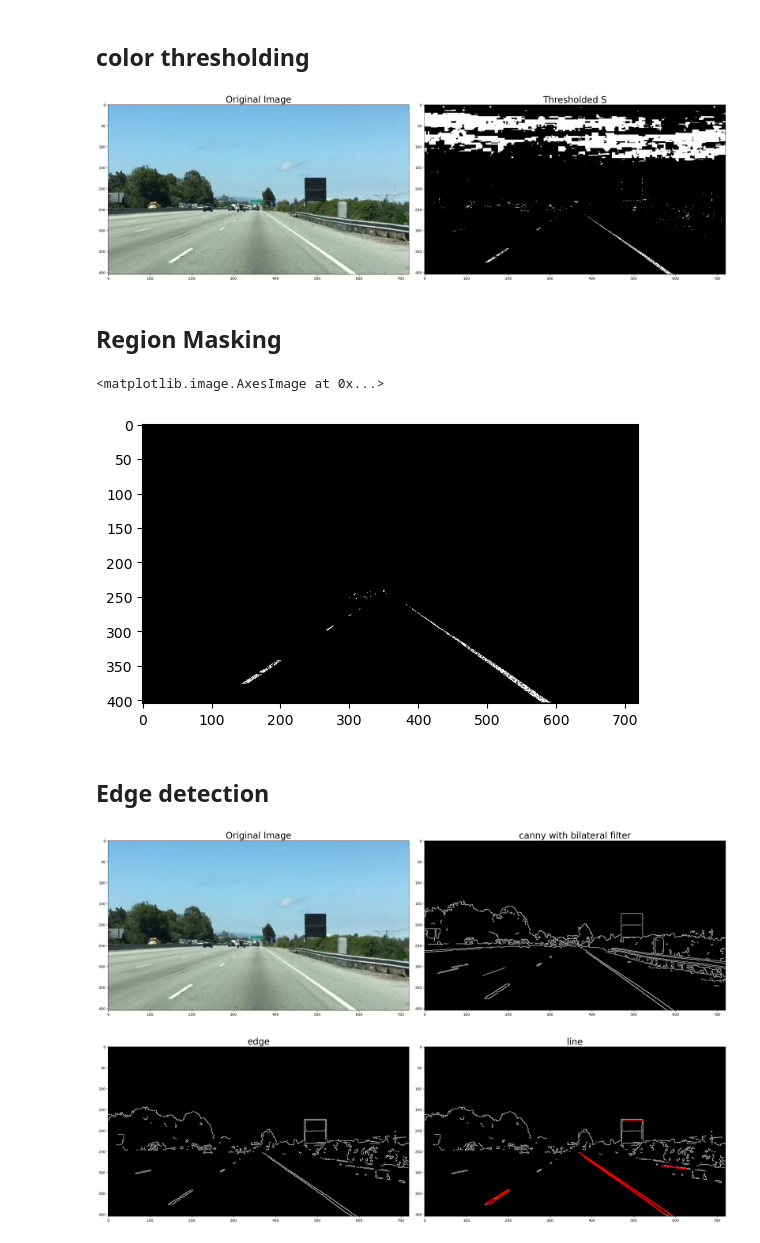
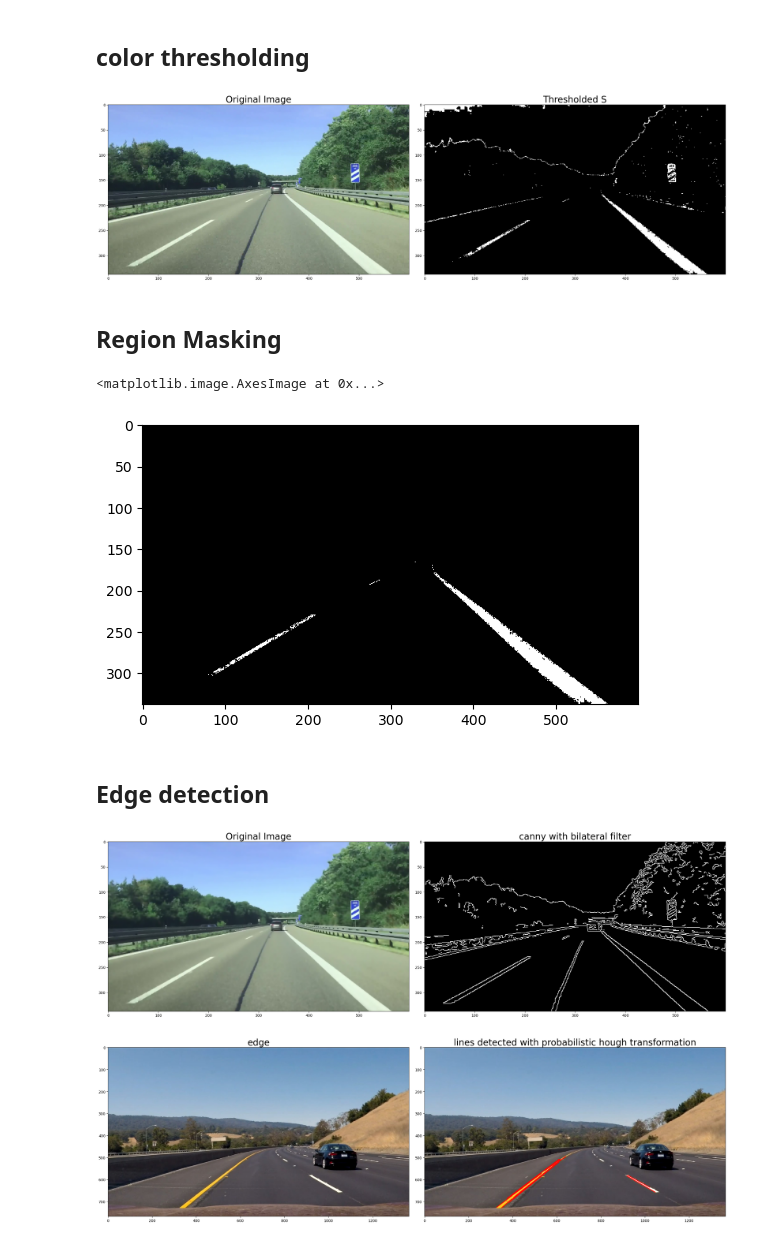
Before and after one commit to mgama1/ADAS, a Jupyter notebook: Lane detection Experiments.ipynb, the cells around one changed output. Drawn from its saved outputs; the diff is of its cells as text; code cells hidden in the pictures.

```diff
--- a/Lane detection Experiments.ipynb
+++ b/Lane detection Experiments.ipynb
@@ -24,14 +24,14 @@ plt.subplots_adjust(left=0., right=1, top=1, bottom=0.)
 # %% [markdown]
 ## color thresholding
 # %%
-image = mpimg.imread('../testimage.jpg')
+image = mpimg.imread('../testimage2.jpg')
 def hls_select(img, thresh=(0, 255)):
     hls = cv2.cvtColor(img, cv2.COLOR_RGB2HLS)
     binary_output = np.zeros_like(hls[:,:,2])
     binary_output[(hls[:,:,2] > thresh[0]) & (hls[:,:,2] <= thresh[1])] = 1
     return binary_output
 
-hls_binary = hls_select(image, thresh=(180, 255))
+hls_binary = hls_select(image, thresh=(100, 180))
 f, (ax1, ax2) = plt.subplots(1, 2, figsize=(24, 9))
 f.tight_layout()
 ax1.imshow(image)
@@ -40,23 +40,23 @@ ax2.imshow(hls_binary, cmap='gray')
 ax2.set_title('Thresholded S', fontsize=25)
 plt.subplots_adjust(left=0., right=1, top=0.9, bottom=0.)
 # %% [output]
-[figure, old version]
+[figure, new version]
 # %% [markdown]
 ## Region Masking
 # %%
 height, width= hls_binary.shape
-ROI_polygon= np.array([[(100,height),(330,230),(650,height)]], dtype= np.int32)
+ROI_polygon= np.array([[(20,height),(340,150),(width,height)]], dtype= np.int32)
 blank_image= np.zeros_like(hls_binary)
 ROI_white= cv2.fillPoly(blank_image, ROI_polygon,255)
 ROI_image= cv2.bitwise_and(hls_binary, ROI_white)
 plt.imshow(ROI_image,cmap='gray')
 # %% [output]
 <matplotlib.image.AxesImage at 0x...>
-[figure, old version]
+[figure, new version]
 # %% [markdown]
 ## Edge detection
 # %%
-image = mpimg.imread('../testimage.jpg')
+image = mpimg.imread('../testimage2.jpg')
 image = cv2.bilateralFilter(image,5,75,75)
 gray_image = cv2.cvtColor(image, cv2.COLOR_BGR2GRAY)
 edge_image = cv2.Canny(gray_image,100,200)
@@ -69,37 +69,44 @@ ax2.imshow(edge_image, cmap='gray')
 ax2.set_title('canny with bilateral filter', fontsize=25)
 plt.subplots_adjust(left=0., right=1, top=0.9, bottom=0.)
 # %% [output]
-[figure, old version]
+[figure, new version]
 # %%
 import sys
 import math
 import cv2
 import numpy as np
 
-image = mpimg.imread('../testimage.jpg')
+image = mpimg.imread('../kitti2.jpg')
 S_image = cv2.bilateralFilter(image,5,75,75)
 
 S_channel_image = cv2.cvtColor(S_image, cv2.COLOR_RGB2HLS)[:,:,2]
 
+height, width= S_channel_image.shape
+ROI_polygon= np.array([[(200,height),(600,440),(800,440),(1200,height)]], dtype= np.int32)
+blank_image= np.zeros_like(S_channel_image)
+ROI_white= cv2.fillPoly(blank_image, ROI_polygon,255)
 edge_image = cv2.Canny(S_channel_image, 100, 200)
+ROI_image= cv2.bitwise_and(edge_image, ROI_white)
+
+
 
 # Copy edges to the images that will display the results in BGR
-cdstP = cv2.cvtColor(edge_image, cv.COLOR_GRAY2BGR)
+cdstP = np.copy(image)
 
 
-linesP = cv2.HoughLinesP(edge_image, 3, np.pi/180, threshold=100, minLineLength=40, maxLineGap=5)
+linesP = cv2.HoughLinesP(ROI_image, 3, np.pi/180, threshold=100, minLineLength=40, maxLineGap=5)
 
 if linesP is not None:
     for i in range(0, len(linesP)):
         l = linesP[i][0]
         cv2.line(cdstP, (l[0], l[1]), (l[2], l[3]), (255,0,0), 2, cv2.LINE_AA)
 
 f, (ax1, ax2) = plt.subplots(1, 2, figsize=(24, 9))
 f.tight_layout()
-ax1.imshow(edge_image,cmap='gray')
+ax1.imshow(image,cmap='gray')
 ax1.set_title('edge', fontsize=25)
 ax2.imshow(cdstP, cmap='gray')
-ax2.set_title('line', fontsize=25)
+ax2.set_title('lines detected with probabilistic hough transformation', fontsize=25)
 plt.subplots_adjust(left=0., right=1, top=0.9, bottom=0.)
 # %% [output]
-[figure, old version]
+[figure, new version]
```
Also changed, not shown: parts of 1 cell of this notebook, 5 other files.
